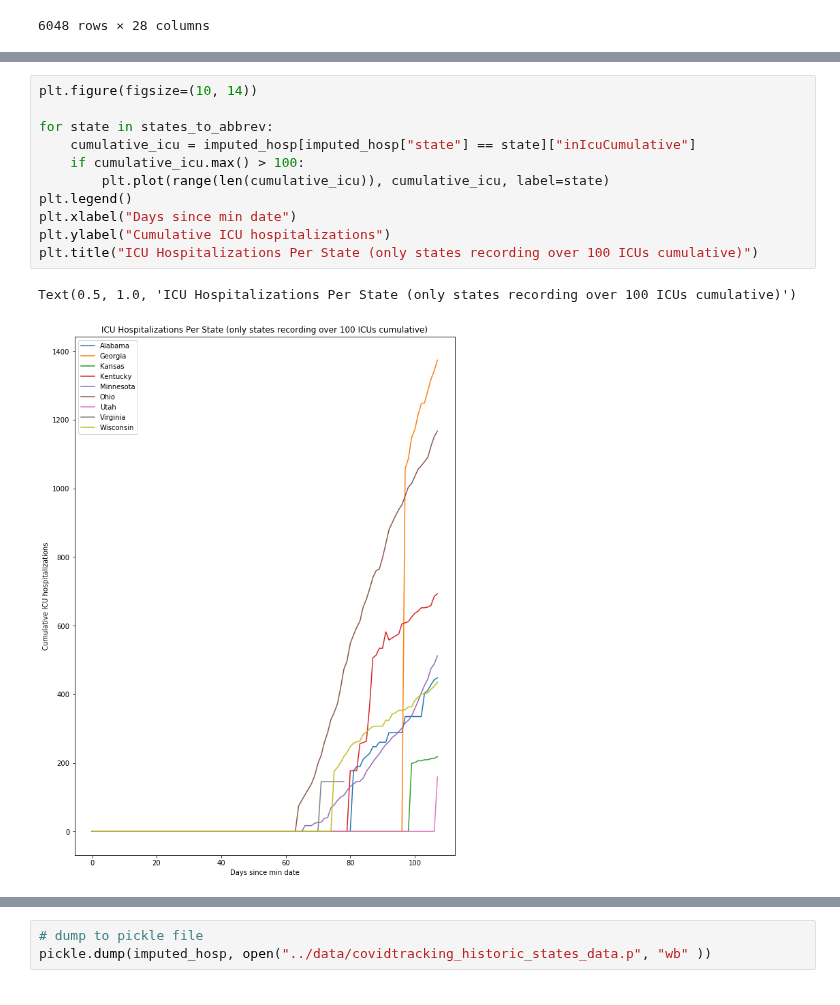
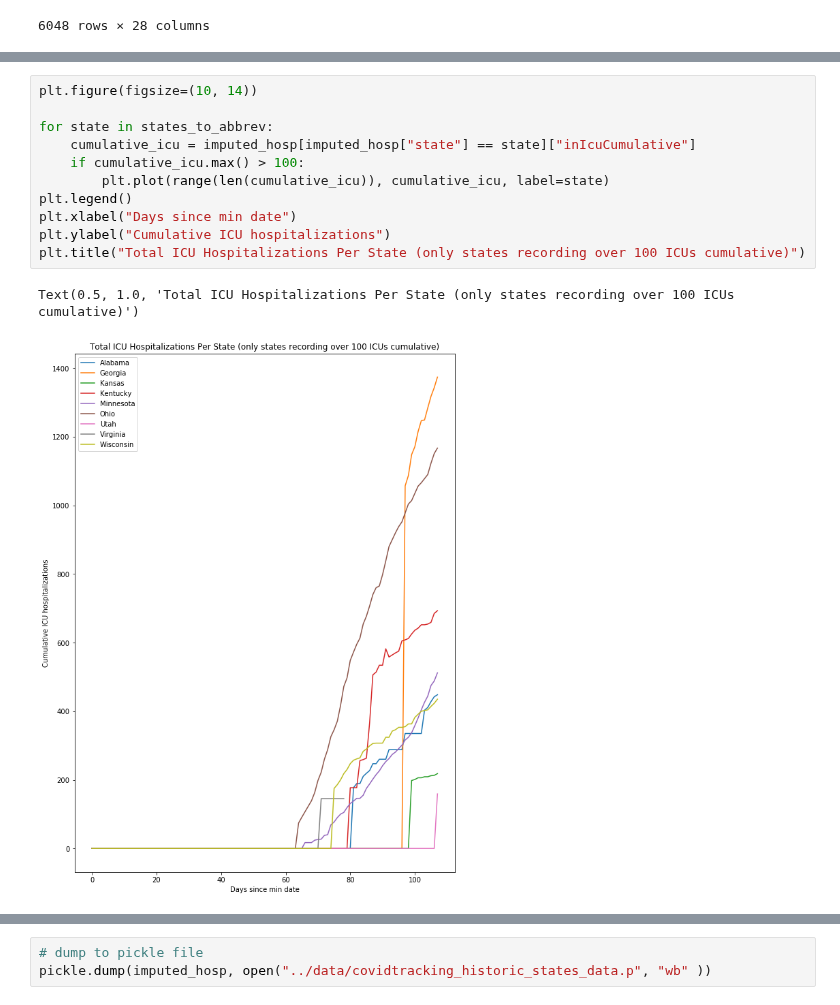
Before and after one commit to spotted-d/RNN_covid19_modeling, a Jupyter notebook: data_extraction/data_extractions_hospitalizations.ipynb, the cells around one changed output, grey strips where cells are left out. Cells and saved outputs as stored; diff of their text form.

```diff
--- a/data_extraction/data_extractions_hospitalizations.ipynb
+++ b/data_extraction/data_extractions_hospitalizations.ipynb
@@ -410,14 +410,14 @@ plt.legend()
 # %%
 plt.figure(figsize=(10, 14))
 
 for state in states_to_abbrev:
     cumulative_icu = imputed_hosp[imputed_hosp["state"] == state]["inIcuCumulative"]
     if cumulative_icu.max() > 100:
         plt.plot(range(len(cumulative_icu)), cumulative_icu, label=state)
 plt.legend()
 plt.xlabel("Days since min date")
 plt.ylabel("Cumulative ICU hospitalizations")
-plt.title("ICU Hospitalizations Per State (only states recording over 100 ICUs cumulative)")
+plt.title("Total ICU Hospitalizations Per State (only states recording over 100 ICUs cumulative)")
 # %% [output]
-Text(0.5, 1.0, 'ICU Hospitalizations Per State (only states recording over 100 ICUs cumulative)')
+Text(0.5, 1.0, 'Total ICU Hospitalizations Per State (only states recording over 100 ICUs cumulative)')
-[figure, old version]
+[figure, new version]
```
Also changed, not shown: parts of 2 cells of this notebook.
